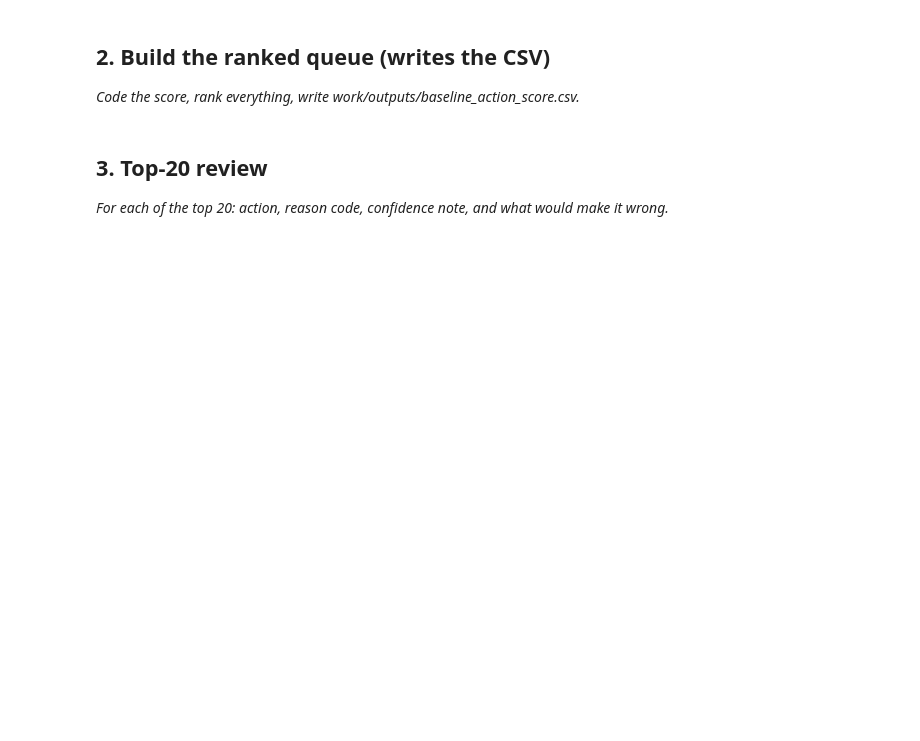
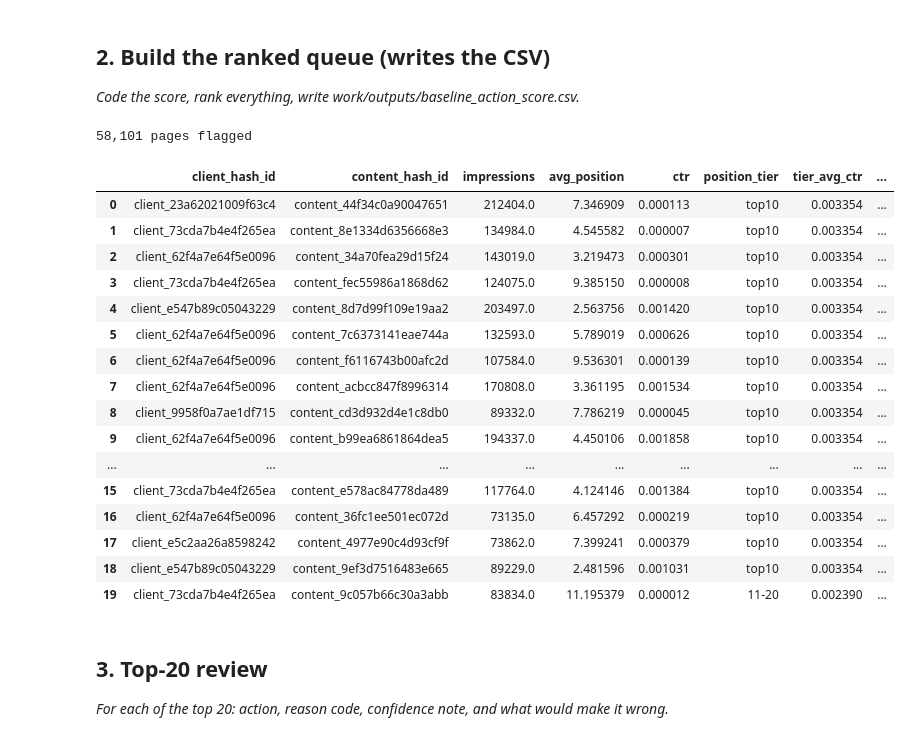
Before and after one commit to samhere3116-maker/ML-Pipeline, a Jupyter notebook: work/notebooks/w04_baseline_score.ipynb, the cells around one changed output. Drawn from its saved outputs; the diff is of its cells as text; code cells hidden in the pictures; blank space fills up the shorter version.

```diff
--- a/work/notebooks/w04_baseline_score.ipynb
+++ b/work/notebooks/w04_baseline_score.ipynb
@@ -23,3 +110,59 @@ This skeleton is yours to fill. Work the sections **in order** — each one has
+# %%
+# This cell is for CODE (numbers, a query, a check).
+# Write your text answer in the cell ABOVE this one — typing sentences here breaks Run All.
+scored = con.sql(f"""
+    WITH agg AS (
+        SELECT client_hash_id, content_hash_id,
+            SUM(gsc_clicks) AS clicks, SUM(gsc_impressions) AS impressions,
+            AVG(gsc_avg_position) AS avg_position
+        FROM {FACT}
+        WHERE report_date BETWEEN '{MONTH_START}' AND '{MONTH_END}'
+        GROUP BY 1, 2
+        HAVING impressions >= 50 AND avg_position <= 20
+    ),
+    tiered AS (
+        SELECT *, clicks * 1.0 / impressions AS ctr,
+            CASE WHEN avg_position <= 10 THEN 'top10' ELSE '11-20' END AS position_tier
+        FROM agg
+    ),
+    tier_avgs AS (
+        SELECT position_tier, AVG(ctr) AS tier_avg_ctr FROM tiered GROUP BY position_tier
+    )
+    SELECT t.client_hash_id, t.content_hash_id, t.impressions, t.avg_position, t.ctr,
+           t.position_tier, ta.tier_avg_ctr,
+           (ta.tier_avg_ctr - t.ctr) * t.impressions AS baseline_action_score,
+           'low_ctr_visible_page' AS reason_code,
+           'review_title_and_meta' AS action
+    FROM tiered t
+    JOIN tier_avgs ta USING (position_tier)
+    WHERE t.ctr < ta.tier_avg_ctr
+    ORDER BY baseline_action_score DESC
+""").df()
+
+print(f"{len(scored):,} pages flagged")
+import os
+os.makedirs("work/outputs", exist_ok=True)
+scored.to_csv("work/outputs/baseline_action_score.csv", index=False)
+scored.head(20)
+# %% [output]
+58,101 pages flagged
+|  | client_hash_id | content_hash_id | impressions | avg_position | ctr | position_tier | tier_avg_ctr | ... |
+| 0 | client_23a62021009f63c4 | content_44f34c0a90047651 | 212404.0 | 7.346909 | 0.000113 | top10 | 0.003354 | ... |
+| 1 | client_73cda7b4e4f265ea | content_8e1334d6356668e3 | 134984.0 | 4.545582 | 0.000007 | top10 | 0.003354 | ... |
+| 2 | client_62f4a7e64f5e0096 | content_34a70fea29d15f24 | 143019.0 | 3.219473 | 0.000301 | top10 | 0.003354 | ... |
+| 3 | client_73cda7b4e4f265ea | content_fec55986a1868d62 | 124075.0 | 9.385150 | 0.000008 | top10 | 0.003354 | ... |
+| 4 | client_e547b89c05043229 | content_8d7d99f109e19aa2 | 203497.0 | 2.563756 | 0.001420 | top10 | 0.003354 | ... |
+| 5 | client_62f4a7e64f5e0096 | content_7c6373141eae744a | 132593.0 | 5.789019 | 0.000626 | top10 | 0.003354 | ... |
+| 6 | client_62f4a7e64f5e0096 | content_f6116743b00afc2d | 107584.0 | 9.536301 | 0.000139 | top10 | 0.003354 | ... |
+| 7 | client_62f4a7e64f5e0096 | content_acbcc847f8996314 | 170808.0 | 3.361195 | 0.001534 | top10 | 0.003354 | ... |
+| 8 | client_9958f0a7ae1df715 | content_cd3d932d4e1c8db0 | 89332.0 | 7.786219 | 0.000045 | top10 | 0.003354 | ... |
+| 9 | client_62f4a7e64f5e0096 | content_b99ea6861864dea5 | 194337.0 | 4.450106 | 0.001858 | top10 | 0.003354 | ... |
+| ... | ... | ... | ... | ... | ... | ... | ... | ... |
+| 15 | client_73cda7b4e4f265ea | content_e578ac84778da489 | 117764.0 | 4.124146 | 0.001384 | top10 | 0.003354 | ... |
+| 16 | client_62f4a7e64f5e0096 | content_36fc1ee501ec072d | 73135.0 | 6.457292 | 0.000219 | top10 | 0.003354 | ... |
+| 17 | client_e5c2aa26a8598242 | content_4977e90c4d93cf9f | 73862.0 | 7.399241 | 0.000379 | top10 | 0.003354 | ... |
+| 18 | client_e547b89c05043229 | content_9ef3d7516483e665 | 89229.0 | 2.481596 | 0.001031 | top10 | 0.003354 | ... |
+| 19 | client_73cda7b4e4f265ea | content_9c057b66c30a3abb | 83834.0 | 11.195379 | 0.000012 | 11-20 | 0.002390 | ... |
 # %% [markdown]
 ## 3. Top-20 review
 
```
Also changed, not shown: parts of 12 cells of this notebook.
